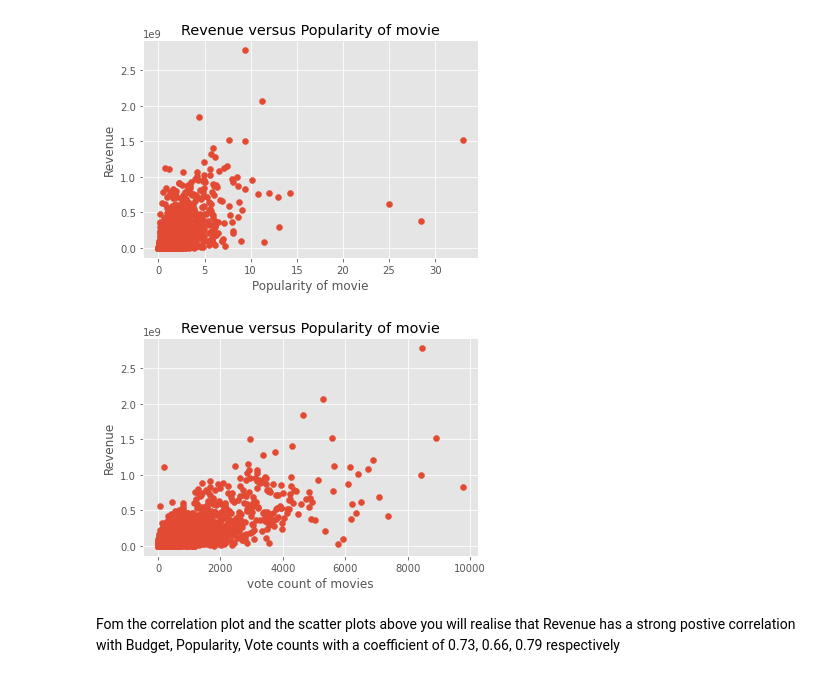
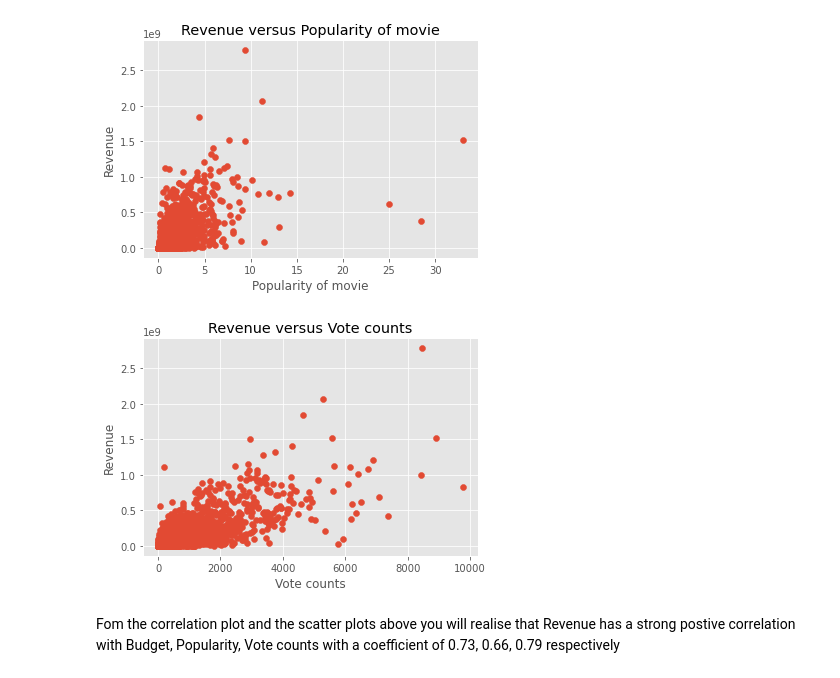
Before and after one commit to saddic/Data-Analytics-With-python, a Jupyter notebook: investigate a data set/Investigate_a_Dataset.ipynb, the cells around one changed output. Cells and saved outputs as stored; diff of their text form; code cells hidden in the pictures.

```diff
--- a/investigate a data set/Investigate_a_Dataset.ipynb
+++ b/investigate a data set/Investigate_a_Dataset.ipynb
@@ -240,5 +186,13 @@ sns.heatmap(df_corr,annot=True)
 plt.title('Correlation Matrix');
 # %% [output]
 [figure]
+# %%
+#defining a scatter plot function to avoid repetition of codes
+def scatter(x,y,title,xlabel,ylabel):
+    plt.scatter(x,y)
+    plt.title(title)
+    plt.xlabel(xlabel)
+    plt.ylabel(ylabel)
+    return plt.show()
 # %%
 # Scatter plot of revenue and budget
@@ -259,14 +205,10 @@ plt.show()
 # %% [output]
 [figure]
 # %%
-#Scatter plot of revenue and popularity
-plt.scatter(df['vote_count'],df['revenue'])
-plt.title('Revenue versus Popularity of movie')
-plt.xlabel('vote count of movies')
-plt.ylabel('Revenue')
-plt.show()
+#Scatter plot of revenue and vote counts
+scatter(df['vote_count'],df['revenue'],'Revenue versus Vote counts','Vote counts','Revenue')
 # %% [output]
-[figure, old version]
+[figure, new version]
 # %% [markdown]
 Fom the correlation plot and the scatter plots above you will realise that  Revenue has a strong postive correlation with Budget, Popularity, Vote counts with a coefficient of 0.73, 0.66, 0.79 respectively
 # %% [markdown]
```
Also changed, not shown: parts of 4 cells of this notebook.
